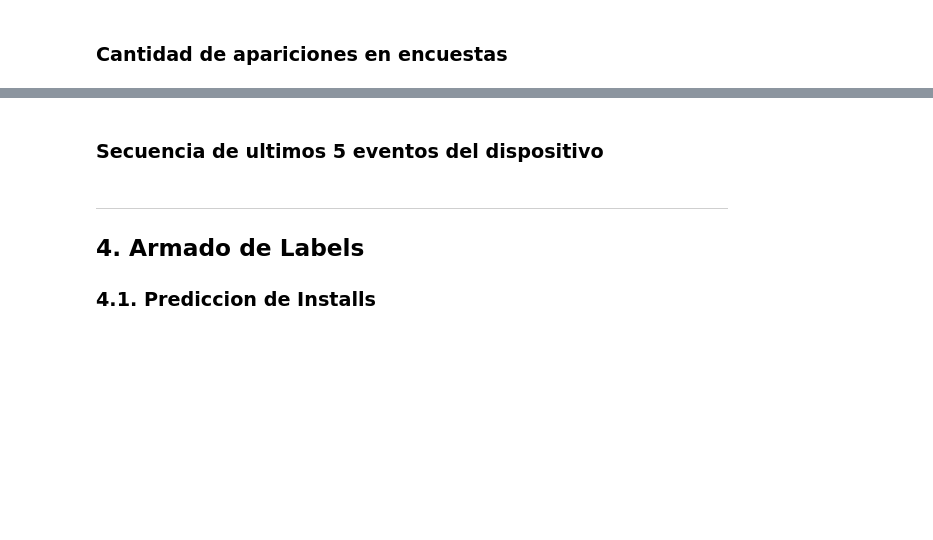
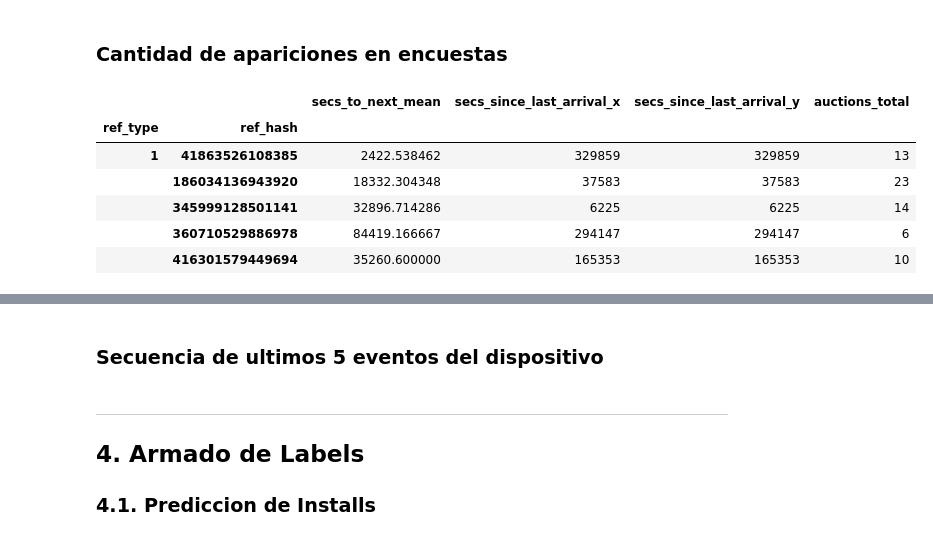
Before and after one commit to gatti2602/7506-datos, a Jupyter notebook: tp2/Nico/4 - Features con Arboles.ipynb, the cells around one changed output, grey strips where cells are left out. Drawn from its saved outputs; the diff is of its cells as text; code cells hidden in the pictures; blank space fills up the shorter version.

```diff
--- a/tp2/Nico/4 - Features con Arboles.ipynb
+++ b/tp2/Nico/4 - Features con Arboles.ipynb
@@ -427,8 +433,16 @@ devices.head()
 # %% [markdown]
 ### Cantidad de apariciones en encuestas
 # %%
-amount_auctions = auctions.groupby(grp)['n'].count().to_frame()
+amount_auctions = train_auctions.groupby(device_uuid)['n'].count().to_frame()
 amount_auctions.columns = ['auctions_total']
-devices = devices.merge(amount_auctions,how = 'outer', left_index=True, right_index=True)
+devices = devices.merge(amount_auctions,how = 'left', left_index=True, right_index=True)
 devices.head()
+# %% [output]
+|  |  | secs_to_next_mean | secs_since_last_arrival_x | secs_since_last_arrival_y | auctions_total |
+| ref_type | ref_hash |  |  |  |  |
+| 1 | 41863526108385 | 2422.538462 | 329859 | 329859 | 13 |
+|  | 186034136943920 | 18332.304348 | 37583 | 37583 | 23 |
+|  | 345999128501141 | 32896.714286 | 6225 | 6225 | 14 |
+|  | 360710529886978 | 84419.166667 | 294147 | 294147 | 6 |
+|  | 416301579449694 | 35260.600000 | 165353 | 165353 | 10 |
 # %%
```
Also changed, not shown: parts of 46 cells of this notebook.
